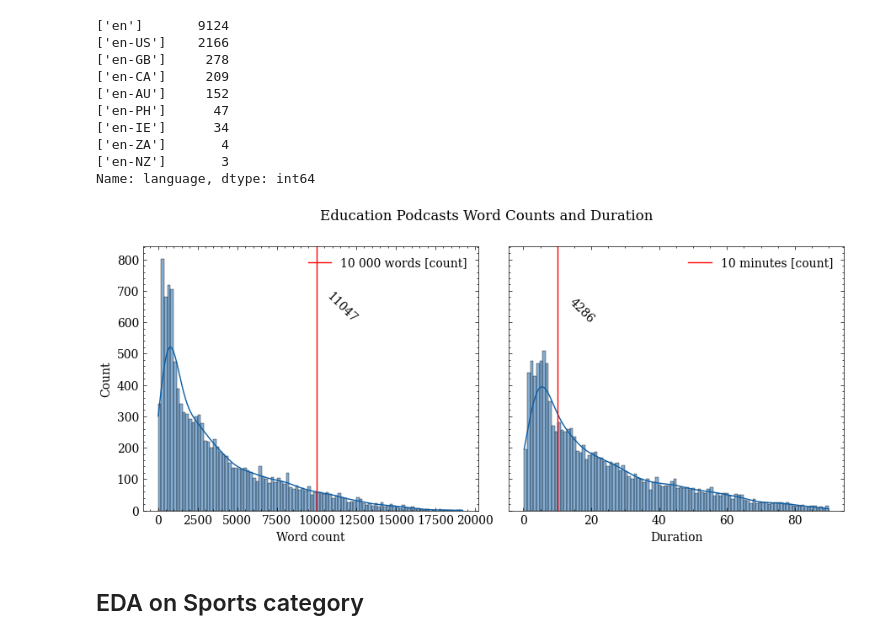
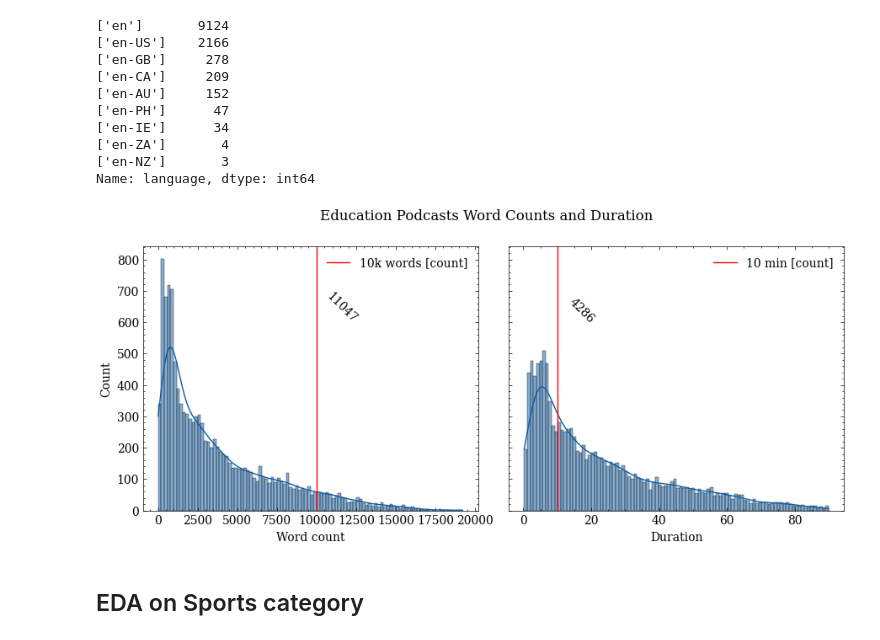
Before and after one commit to OskarMunck/Thesis, a Jupyter notebook: 1.EDA.ipynb, the cells around one changed output. Drawn from its saved outputs; the diff is of its cells as text; code cells hidden in the pictures.

```diff
--- a/1.EDA.ipynb
+++ b/1.EDA.ipynb
@@ -326,29 +322,28 @@ Name: language, dtype: int64
 # %%
 # Calculate label stats for below charts
 duration_10 = edu.groupby(edu.duration <=10)["duration"].count().values[1]
-# duration_90 = edu.groupby(edu.duration <=90)["duration"].count().values[1]
 word_count_10 = edu.groupby(edu.word_count <=10000)["word_count"].count().values[1]
 
 # plot
 fig, axs = plt.subplots(1,2, figsize=(9, 4), sharey=True)
 fig.suptitle("Education Podcasts Word Counts and Duration")
 fig.tight_layout()
 
 sns.histplot(edu.word_count, bins = 100, kde = True, ax= axs[0])
 sns.histplot(edu.duration, bins = 100, kde = True, ax= axs[1])
-axs[0].axvline(10000, color= "r", label = "10 000 words [count]")
+axs[0].axvline(10000, color= "r", label = "10k words [count]")
 axs[0].text(10500, 600, word_count_10, rotation=-45)
 axs[0].set_xlabel("Word count")
-axs[1].axvline(10, color= "r", label ="10 minutes [count]")
+axs[1].axvline(10, color= "r", label ="10 min [count]")
 # axs[1].axvline(90, color= "orange", label ="90 minutes [count]")
 axs[1].text(13, 600, duration_10, rotation=-45)
 # axs[1].text(93, 600, duration_90, rotation=-45)
 axs[1].set_xlabel("Duration")
 axs[0].legend()
 axs[1].legend()
 plt.show()
 # %% [output]
-[figure, old version]
+[figure, new version]
 # %% [markdown]
 ## EDA on Sports category
 # %%
```
Also changed, not shown: parts of 7 cells of this notebook, 3 other files.
